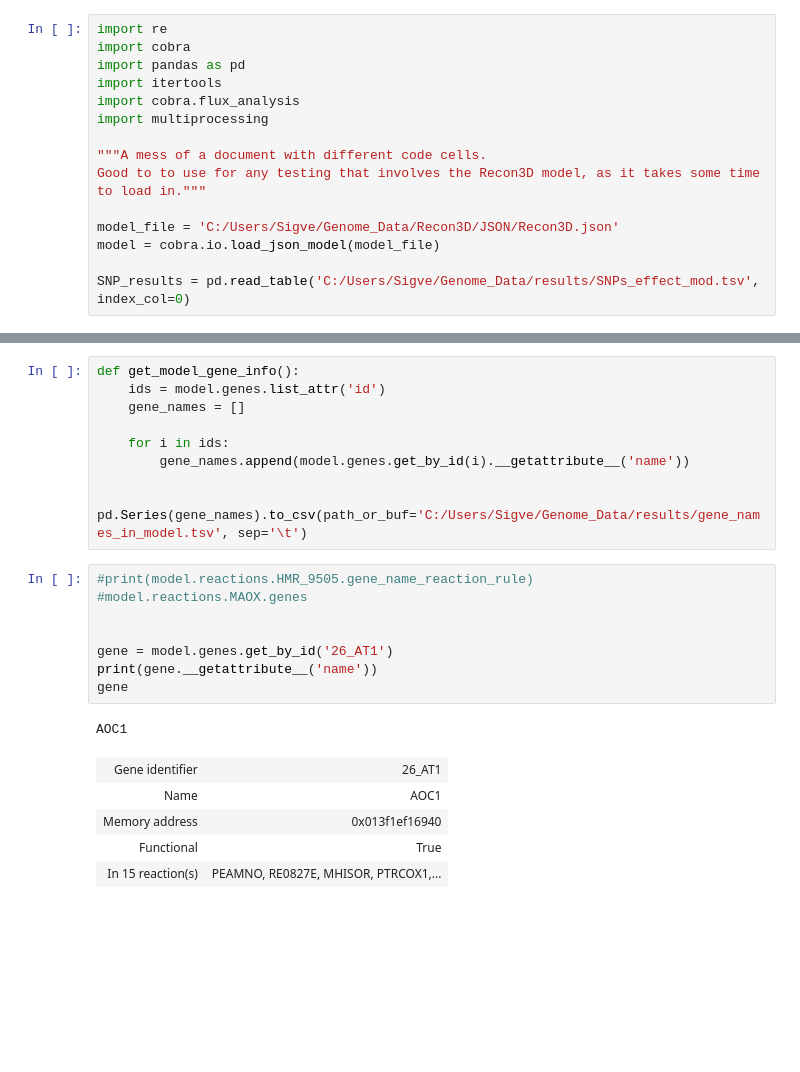
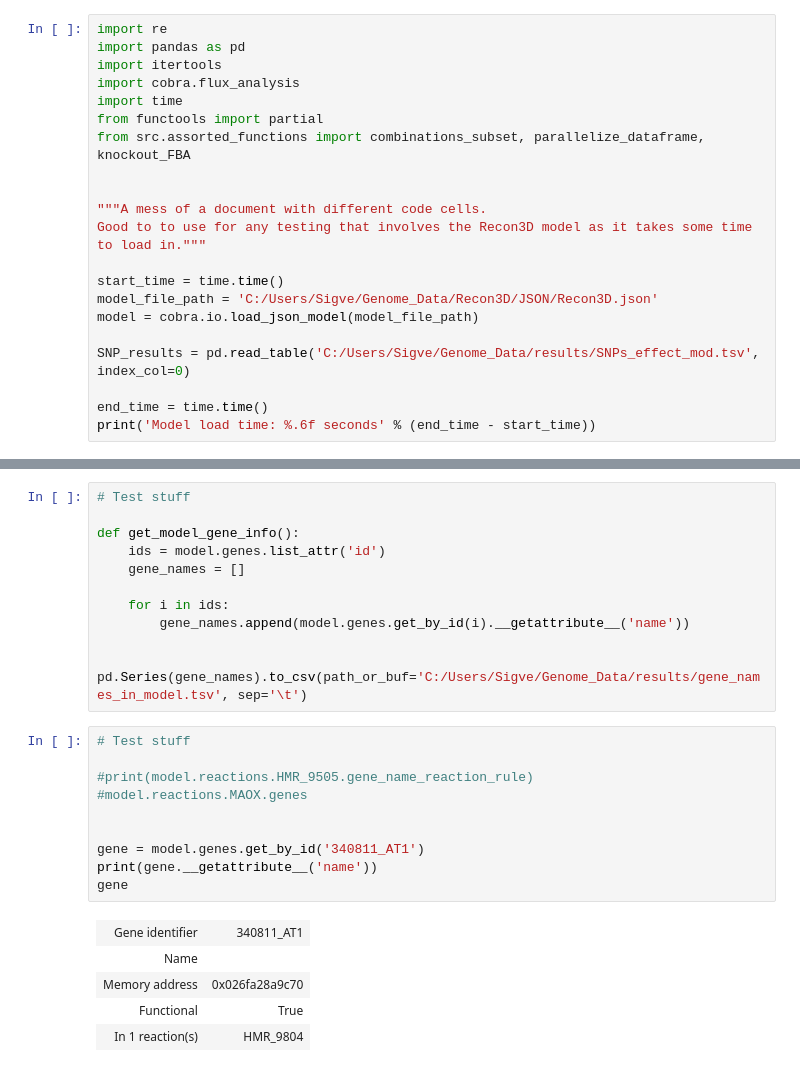
Before and after one commit to SigveLan/Master, a Jupyter notebook: Recon3D_FBA.ipynb, the cells around one changed output, grey strips where cells are left out. Drawn from its saved outputs; the diff is of its cells as text; blank space fills up the shorter version.

```diff
--- a/Recon3D_FBA.ipynb
+++ b/Recon3D_FBA.ipynb
@@ -1,18 +1,24 @@
 # %%
 import re
-import cobra
 import pandas as pd
 import itertools
 import cobra.flux_analysis
-import multiprocessing
+import time
+from functools import partial
+from src.assorted_functions import combinations_subset, parallelize_dataframe, knockout_FBA
+
 
 """A mess of a document with different code cells.
-Good to to use for any testing that involves the Recon3D model, as it takes some time to load in."""
+Good to to use for any testing that involves the Recon3D model as it takes some time to load in."""
 
-model_file = 'C:/Users/Sigve/Genome_Data/Recon3D/JSON/Recon3D.json'
-model = cobra.io.load_json_model(model_file)
+start_time = time.time()
+model_file_path = 'C:/Users/Sigve/Genome_Data/Recon3D/JSON/Recon3D.json'
+model = cobra.io.load_json_model(model_file_path)
 
 SNP_results = pd.read_table('C:/Users/Sigve/Genome_Data/results/SNPs_effect_mod.tsv', index_col=0)
+
+end_time = time.time()
+print('Model load time: %.6f seconds' % (end_time - start_time))
 # %% [output]
 Academic license - for non-commercial use only - expires 2022-10-03
 Using license file c:\gurobi\gurobi.lic
@@ -49,4 +77,6 @@ TypeError: unhashable type: 'list'
 # %%
+# Test stuff
+
 def get_model_gene_info():
     ids = model.genes.list_attr('id')
     gene_names = []
@@ -56,17 +86,18 @@ def get_model_gene_info():
 
     pd.Series(gene_names).to_csv(path_or_buf='C:/Users/Sigve/Genome_Data/results/gene_names_in_model.tsv', sep='\t')
 # %%
+# Test stuff
+
 #print(model.reactions.HMR_9505.gene_name_reaction_rule)
 #model.reactions.MAOX.genes
 
 
-gene = model.genes.get_by_id('26_AT1')
+gene = model.genes.get_by_id('340811_AT1')
 print(gene.__getattribute__('name'))
 gene
 # %% [output]
-AOC1
-| Gene identifier | 26_AT1 |
-| Name | AOC1 |
-| Memory address | 0x013f1ef16940 |
+| Gene identifier | 340811_AT1 |
+| Name |  |
+| Memory address | 0x026fa28a9c70 |
 | Functional | True |
-| In 15 reaction(s) | PEAMNO, RE0827E, MHISOR, PTRCOX1,... |
+| In 1 reaction(s) | HMR_9804 |
```
Also changed, not shown: parts of 7 cells of this notebook, 8 other files.
